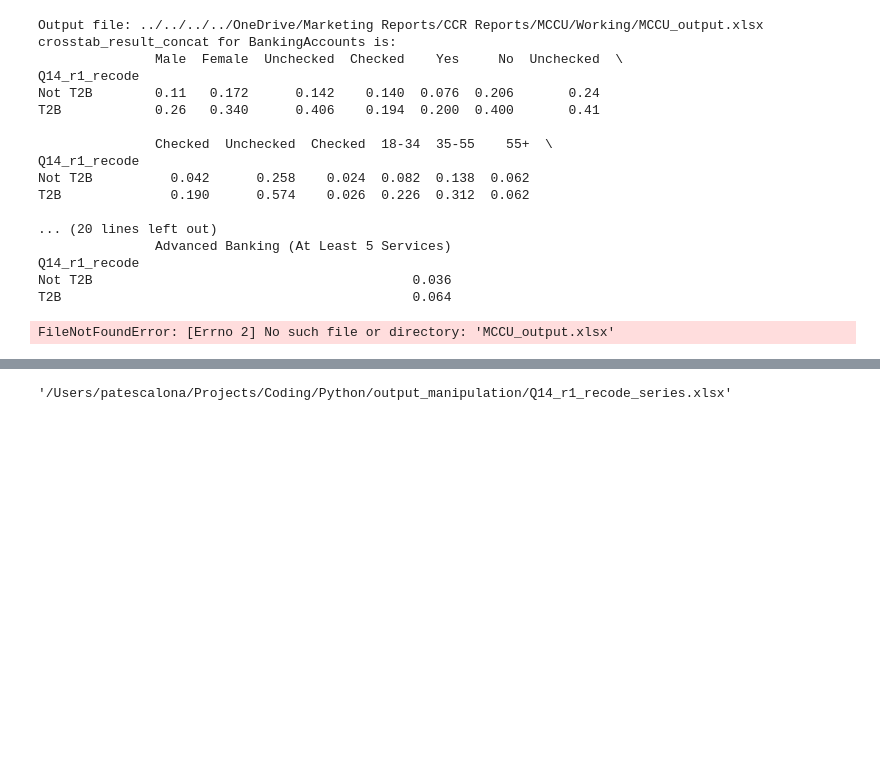
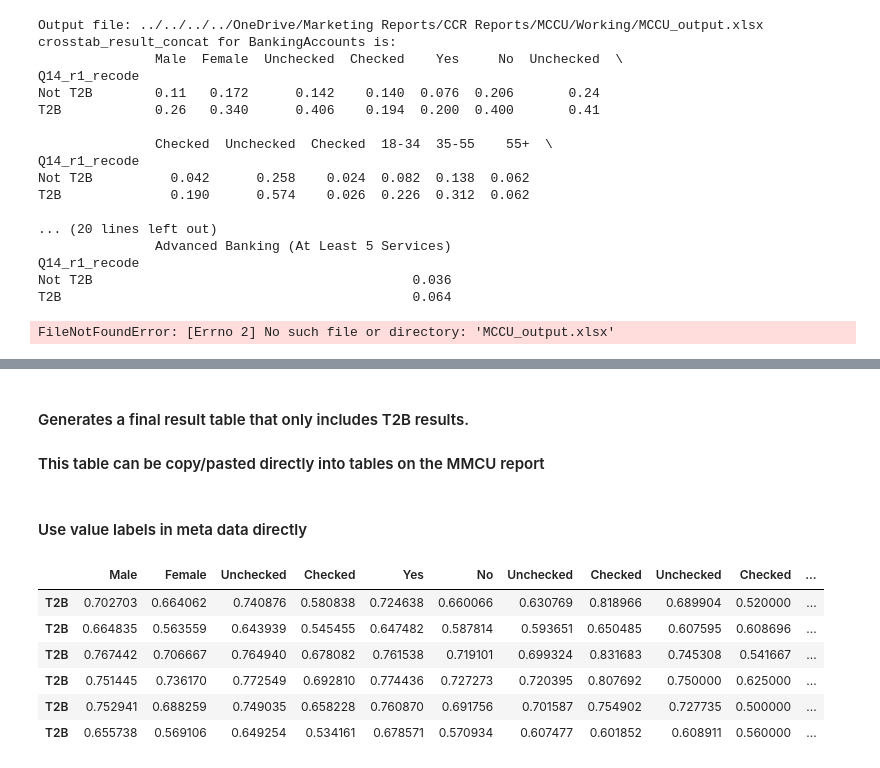
Before and after one commit to jellohead/output_manipulation, a Jupyter notebook: crosstab_consolidation.ipynb, the cells around one changed output, grey strips where cells are left out. Saved outputs shown, nothing was run; the diff lists cells and outputs as text; code cells hidden in the pictures; blank space fills up the shorter version.

Commit message:
crosstab consolidation working with output of only the rows I want to paste into the report tables

```diff
--- a/crosstab_consolidation.ipynb
+++ b/crosstab_consolidation.ipynb
@@ -1088,4 +1052,3 @@ reader
-# %%
-f'{output_path + excel_file_name}'
-# %% [output]
-'/Users/patescalona/Projects/Coding/Python/output_manipulation/Q14_r1_recode_series.xlsx'
+# %% [markdown]
+#### Generates a final result table that only includes T2B results.
+#### This table can be copy/pasted directly into tables on the MMCU report
@@ -1091,0 +1100,52 @@ f'{output_path + excel_file_name}'
+# %% [markdown]
+#### Use value labels in meta data directly
+# %%
+import pandas as pd
+import pyreadstat
+import openpyxl
+import save_to_excel
+
+# Import the data set using pyreadstat
+data_path = '../../SPSS-Python/spss-datasets/MMCU_with_recodes.sav'
+df, meta = pyreadstat.read_sav(data_path)
+df_with_metadata = pyreadstat.set_value_labels(df, meta)
+
+data_filename = data_path[data_path.rfind('/')+1:data_path.rfind('.')]
+
+# list of variables to use as columns and rows for the crosstabs
+row_variables = ['Q14_r1_recode','Q14_r2_recode','Q14_r3_recode','Q14_r4_recode', 'Q14_r5_recode', 'Q14_r6_recode']
+column_variables = ['Gender', 'Race_1', 'Hispanic', 'Race_2', 'Asian1','Qual1_recode','Qual7','BankingAccounts']
+excel_filename = f'{data_filename}.xlsx'
+worksheet_name = f'{row_variables[0]}_series'
+
+# check if workbook exists and create one if not
+save_to_excel.open_excel_workbook(excel_filename)
+
+# create dataframe to store final results in, appending crosstab tables to bottom of the dataframe
+final_result = pd.DataFrame()
+# generate crosstabs for each combination of rows and columns
+for row in row_variables:
+    crosstab_result_concat = pd.DataFrame()
+
+    for col in column_variables:
+        crosstab_result = pd.crosstab(df_with_metadata[row], df_with_metadata[col], dropna=True, normalize='columns')
+
+        # join the result of this loop to the consolidation dataframe
+        crosstab_result_concat = pd.concat([crosstab_result_concat, crosstab_result], axis=1)
+    final_result = pd.concat([final_result, crosstab_result_concat], axis=0)
+    final_result_filtered = final_result.loc['T2B']
+
+
+# save_to_excel.save_result_to_xlworksheet(excel_filename, worksheet_name, final_result, startrow=0)
+with pd.ExcelWriter(excel_filename, engine='openpyxl', if_sheet_exists='overlay', mode='a') as writer:
+    final_result_filtered.to_excel(writer, sheet_name=worksheet_name)
+# %%
+final_result.loc['T2B']
+# %% [output]
+|  | Male | Female | Unchecked | Checked | Yes | No | Unchecked | Checked | Unchecked | Checked | ... |
+| T2B | 0.702703 | 0.664062 | 0.740876 | 0.580838 | 0.724638 | 0.660066 | 0.630769 | 0.818966 | 0.689904 | 0.520000 | ... |
+| T2B | 0.664835 | 0.563559 | 0.643939 | 0.545455 | 0.647482 | 0.587814 | 0.593651 | 0.650485 | 0.607595 | 0.608696 | ... |
+| T2B | 0.767442 | 0.706667 | 0.764940 | 0.678082 | 0.761538 | 0.719101 | 0.699324 | 0.831683 | 0.745308 | 0.541667 | ... |
+| T2B | 0.751445 | 0.736170 | 0.772549 | 0.692810 | 0.774436 | 0.727273 | 0.720395 | 0.807692 | 0.750000 | 0.625000 | ... |
+| T2B | 0.752941 | 0.688259 | 0.749035 | 0.658228 | 0.760870 | 0.691756 | 0.701587 | 0.754902 | 0.727735 | 0.500000 | ... |
+| T2B | 0.655738 | 0.569106 | 0.649254 | 0.534161 | 0.678571 | 0.570934 | 0.607477 | 0.601852 | 0.608911 | 0.560000 | ... |
```
Also changed, not shown: parts of 11 cells of this notebook.
